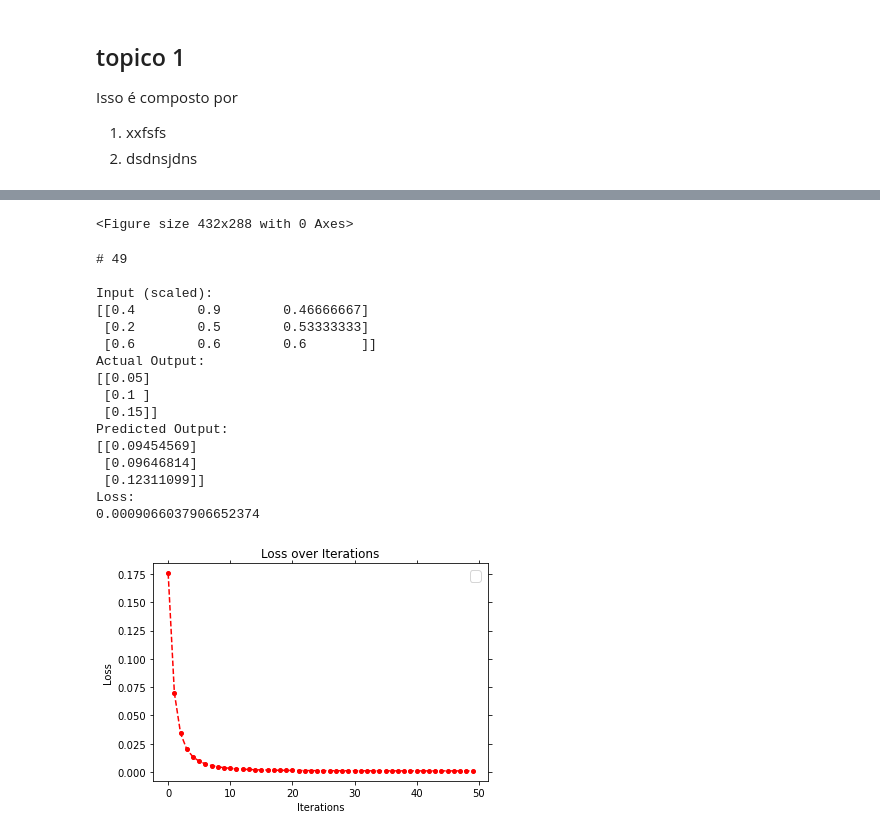
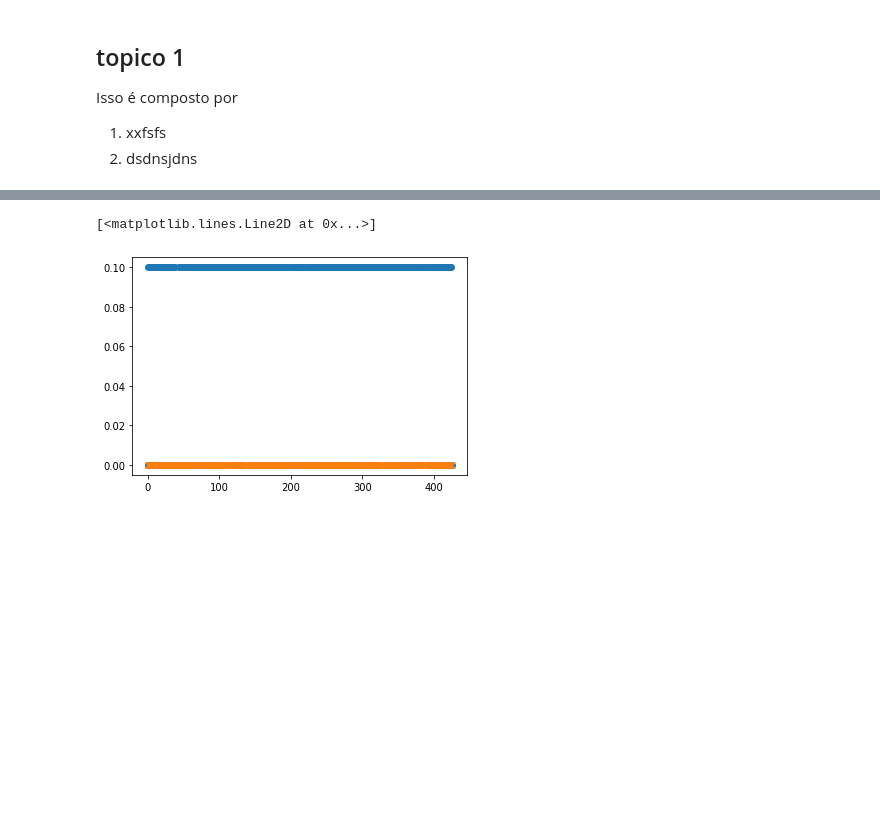
Before and after one commit to elfeijao/atividade2-RNA-ppgee, a Jupyter notebook: app.ipynb, the cells around one changed output, grey strips where cells are left out. Cells and saved outputs as stored; diff of their text form; code cells hidden in the pictures; blank space fills up the shorter version.

```diff
--- a/app.ipynb
+++ b/app.ipynb
@@ -100,6 +110,11 @@ class Neural_Network(object):
     print("Input (scaled): \n" + str(value))
     print("Output: \n" + str(self.forward(value)))
 # %%
+xAll = X_train
+y = y_train
+
+y = np.array([y_train]).reshape((426,1))
+y
 # X = (hours studying, hours sleeping), y = score on test
-xAll = np.array(([2, 9, 7], [1, 5, 8], [3, 6, 9], [5, 10, 15]), dtype=float) # input data
-y = np.array(([5], [10], [15]), dtype=float) # output
+#xAll = np.array(([2, 9, 7], [1, 5, 8], [3, 6, 9], [5, 10, 15]), dtype=float) # input data
+#y = np.array(([5], [10], [15]), dtype=float) # output
@@ -106,8 +168,7 @@ y = np.array(([5], [10], [15]), dtype=float) # output
 # %%
-# scale units
-xAll = xAll/np.amax(xAll, axis=0) # scaling input data
-y = y/100 # scaling output data (max test score is 100)
+from IPython import display
 
-# split data
-X = np.split(xAll, [3])[0] # training data
-xPredicted = np.split(xAll, [3])[1] # testing data
+x_vec = [] # array to store iteration count
+y_data = [] # array to store loss values
+plt.show()
+NN = Neural_Network([30,10,1])
@@ -121,52 +219,8 @@ np.split(xAll, [3])
 # %%
-from IPython import display
-
-x_vec = [] # array to store iteration count
-y_data = [] # array to store loss values
-plt.show()
-NN = Neural_Network([3,10,1])
-
-
-for i in range(50): # trains the NN 1,000 times
-  display.clear_output(wait=True)
-  display.display(plt.gcf())
-
-  print("# " + str(i) + "\n")
-  print("Input (scaled): \n" + str(X))
-  print("Actual Output: \n" + str(y))
-  print("Predicted Output: \n" + str(NN.forward(X)))
-  loss = str(np.mean(np.square(y - NN.forward(X))))
-  accuracy = 100 - float(loss)
-  print("Loss: \n" +  loss ) # mean sum squared loss
-  print("\n")
-
-  x_vec.append(i)
-  y_data.append(np.round(float(loss), 6))
-  plt.cla()
-  plt.title("Loss over Iterations")
-  plt.xlabel("Iterations")
-  plt.ylabel("Loss")
-  plt.legend(['Erro'], fontsize=14)
-  plt.plot(x_vec, y_data, linestyle='--', marker='o', color = 'red', markersize = 4)
-  plt.pause(.001)
-  NN.train(X, y)
+plt.figure()
+plt.plot(y, 'o')
+plt.plot(NN.forward(X), 'x')
 # %% [output]
-<Figure size 432x288 with 0 Axes>
+[<matplotlib.lines.Line2D at 0x...>]
-# 49
-
-Input (scaled):
-[[0.4        0.9        0.46666667]
- [0.2        0.5        0.53333333]
- [0.6        0.6        0.6       ]]
-Actual Output:
-[[0.05]
- [0.1 ]
- [0.15]]
-Predicted Output:
-[[0.09454569]
- [0.09646814]
- [0.12311099]]
-Loss:
-0.0009066037906652374
-[figure, old version]
+[figure, new version]
 # %%
```
Also changed, not shown: parts of 8 cells of this notebook.
